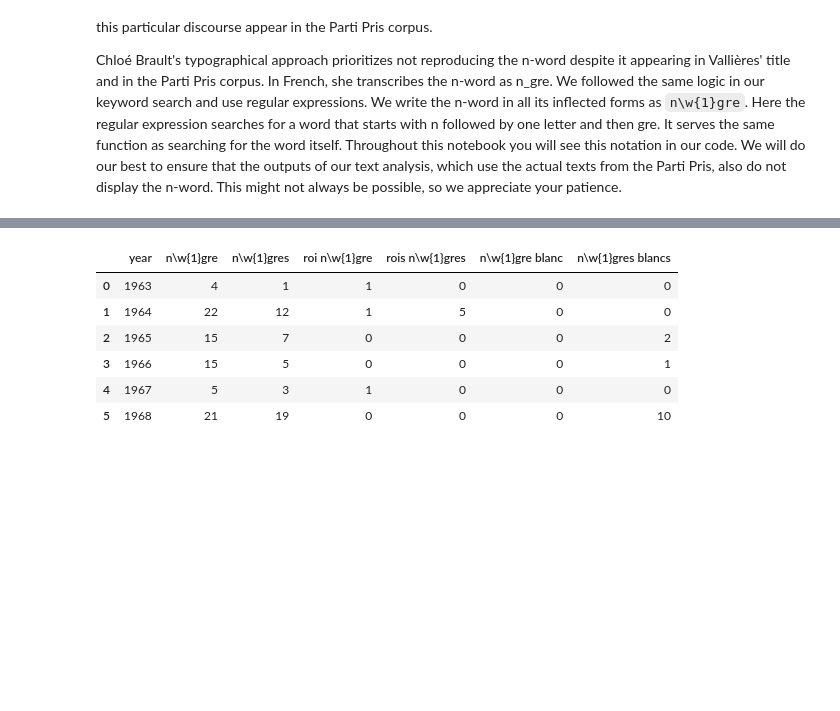
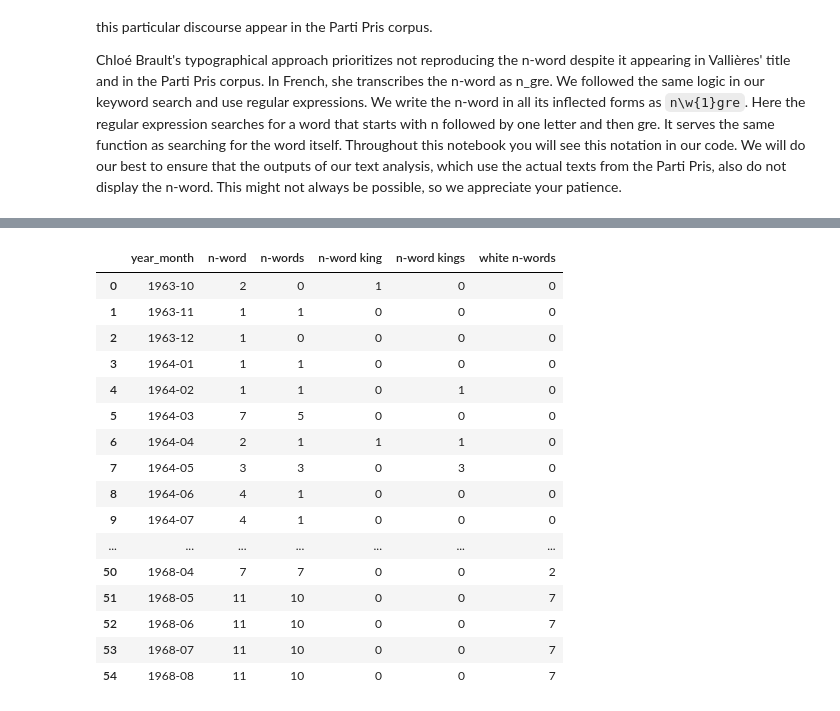
Before and after one commit to mervetekgurler/partipris, a Jupyter notebook: notebooks/03_text_analysis.ipynb, the cells around one changed output, grey strips where cells are left out. Cells and saved outputs as stored; diff of their text form; code cells hidden in the pictures; blank space fills up the shorter version.

```diff
--- a/notebooks/03_text_analysis.ipynb
+++ b/notebooks/03_text_analysis.ipynb
@@ -16,10 +14,9 @@ import re
 import matplotlib.pyplot as plt
 import seaborn as sns
 # %%
-# Replace the path below with the actual location of your partipris_v3 dataset
-# Example assumes a CSV file; adjust if your data is in a different format
+# Load the final DataFrame
 
-df = pd.read_csv('../data/processed/partipris_v3.csv')
+df = pd.read_csv('../data/processed/partipris_final.csv')
 
 # Display the first few rows to verify
 df.head()
@@ -33,36 +48,56 @@ df.head()
 # %%
 # Define keywords and regular expressions
 keywords = {
-    'n\\w{1}gre': r'n\w{1}gre',
-    'n\\w{1}gres': r'n\w{1}gres',
-    'roi n\\w{1}gre': r'roi n\w{1}gre',
-    'rois n\\w{1}gres': r'rois n\w{1}gres',
-    'n\\w{1}gre blanc': r'n\w{1}gre blanc',
-    'n\\w{1}gres blancs': r'n\w{1}gres blancs'
+    'n-word': r'n\w{1}gre',
+    'n-words': r'n\w{1}gres',
+    'n-word king': r'roi n\w{1}gre',
+    'n-word kings': r'rois n\w{1}gres',
+    # 'n-word blanc': r'n\w{1}gre blanc',
+    'white n-words': r'n\w{1}gres blancs'
 }
 # %%
-# Ensure the year column is present and clean
-df['year'] = pd.to_numeric(df['year'], errors='coerce')
+# First, ensure 'year' and 'month' columns are strings
+df['year'] = df['year'].astype(str)
+df['month'] = df['month'].astype(str)
 
-# Initialize a results DataFrame
+# Split month ranges like '09-10' into lists
+df['month_split'] = df['month'].str.split('-')
+
+# Explode so each row has a single month
+df_exploded = df.explode('month_split').copy()
+df_exploded['month_split'] = df_exploded['month_split'].str.zfill(2)  # pad single digits
+
+# Create a 'year_month' column
+df_exploded['year_month'] = df_exploded['year'] + '-' + df_exploded['month_split']
+
+# Now group by 'year_month' for keyword frequency
 results = []
-
-for year, group in df.groupby('year'):
-    year_data = {'year': year}
+for year_month, group in df_exploded.groupby('year_month'):
+    month_data = {'year_month': year_month}
     texts = group['text'].dropna().astype(str)
     for key, pattern in keywords.items():
         count = texts.apply(lambda x: len(re.findall(pattern, x, flags=re.IGNORECASE))).sum()
-        year_data[key] = count
-    results.append(year_data)
+        month_data[key] = count
+    results.append(month_data)
 
-freq_df = pd.DataFrame(results).sort_values('year').reset_index(drop=True)
-freq_df
+freq_month_df = pd.DataFrame(results).sort_values('year_month').reset_index(drop=True)
+freq_month_df
 # %% [output]
-|  | year | n\w{1}gre | n\w{1}gres | roi n\w{1}gre | rois n\w{1}gres | n\w{1}gre blanc | n\w{1}gres blancs |
-| 0 | 1963 | 4 | 1 | 1 | 0 | 0 | 0 |
-| 1 | 1964 | 22 | 12 | 1 | 5 | 0 | 0 |
-| 2 | 1965 | 15 | 7 | 0 | 0 | 0 | 2 |
-| 3 | 1966 | 15 | 5 | 0 | 0 | 0 | 1 |
-| 4 | 1967 | 5 | 3 | 1 | 0 | 0 | 0 |
-| 5 | 1968 | 21 | 19 | 0 | 0 | 0 | 10 |
+|  | year_month | n-word | n-words | n-word king | n-word kings | white n-words |
+| 0 | 1963-10 | 2 | 0 | 1 | 0 | 0 |
+| 1 | 1963-11 | 1 | 1 | 0 | 0 | 0 |
+| 2 | 1963-12 | 1 | 0 | 0 | 0 | 0 |
+| 3 | 1964-01 | 1 | 1 | 0 | 0 | 0 |
+| 4 | 1964-02 | 1 | 1 | 0 | 1 | 0 |
+| 5 | 1964-03 | 7 | 5 | 0 | 0 | 0 |
+| 6 | 1964-04 | 2 | 1 | 1 | 1 | 0 |
+| 7 | 1964-05 | 3 | 3 | 0 | 3 | 0 |
+| 8 | 1964-06 | 4 | 1 | 0 | 0 | 0 |
+| 9 | 1964-07 | 4 | 1 | 0 | 0 | 0 |
+| ... | ... | ... | ... | ... | ... | ... |
+| 50 | 1968-04 | 7 | 7 | 0 | 0 | 2 |
+| 51 | 1968-05 | 11 | 10 | 0 | 0 | 7 |
+| 52 | 1968-06 | 11 | 10 | 0 | 0 | 7 |
+| 53 | 1968-07 | 11 | 10 | 0 | 0 | 7 |
+| 54 | 1968-08 | 11 | 10 | 0 | 0 | 7 |
 # %%
```
Also changed, not shown: parts of 28 cells of this notebook, 3 other files.
